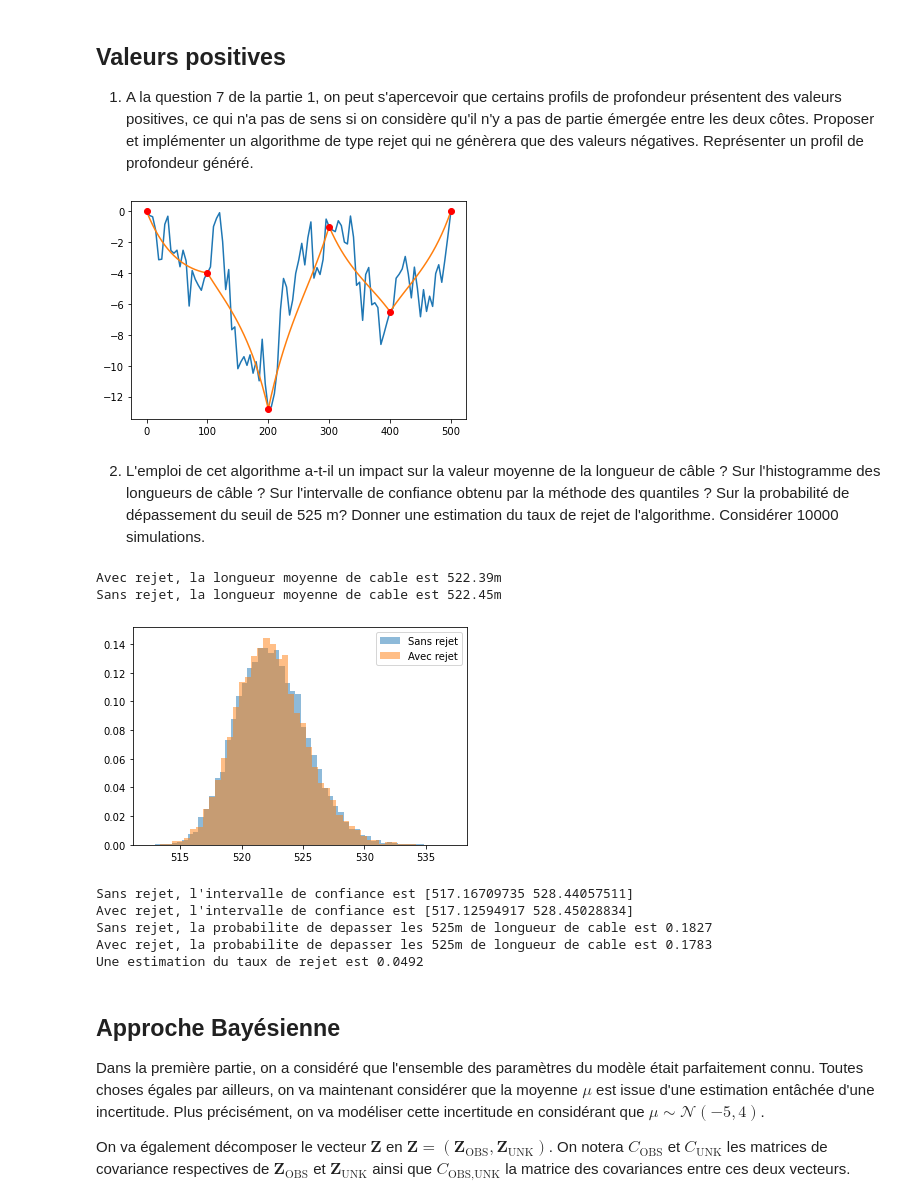
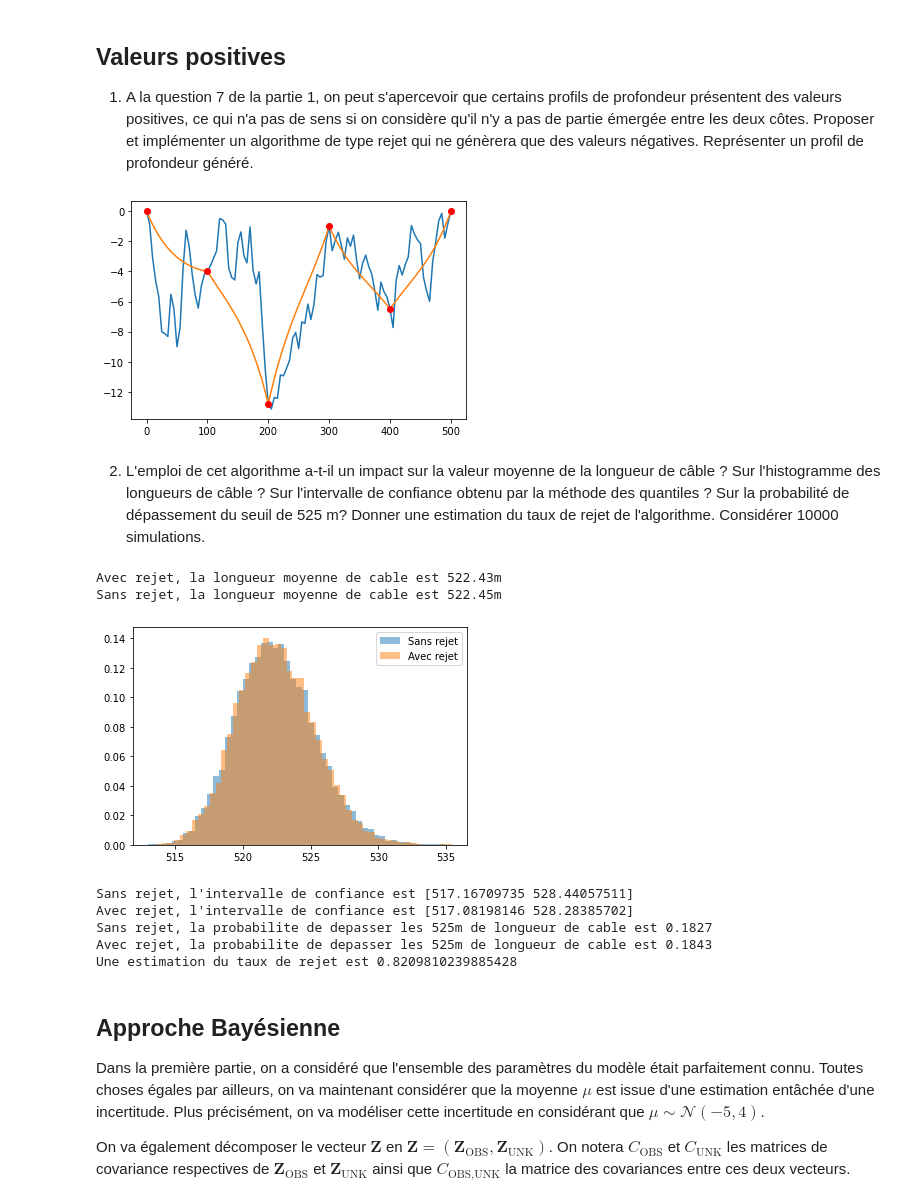
Before and after one commit to pguillot07/Devoir-Maths-Info-Probabilites, a Jupyter notebook: Projet numérique de Probabilités 2021.ipynb, the cells around one changed output. Drawn from its saved outputs; the diff is of its cells as text; code cells hidden in the pictures.

```diff
--- a/Projet numérique de Probabilités 2021.ipynb
+++ b/Projet numérique de Probabilités 2021.ipynb
@@ -283,29 +283,29 @@ Nous nous plaçons dans le même cadre que ci-dessus. Nous tenons pour acquis le
 # %%
 Cholesky = np.linalg.cholesky(SigmaCond)
 
 #methode de rejet: on veut que simu ne possede que des valeurs negatives
 x = np.random.normal(0,1,np.shape(unknown_indexes)[0])
 simu_rejet = Ec + np.matmul(Cholesky,x)
 rejet = 0
 i = 0
 
 while i < np.shape(unknown_indexes)[0]:
     while simu_rejet[i] >= 0:
         rejet += 1
         x[i] = np.random.normal(0,1,1)[0]
-        simu_rejet = Ec + np.matmul(Cholesky,x)
+        simu_rejet[i:] = Ec[i:] + np.matmul(Cholesky,x)[i:]
     i +=1
 
 
 allval3_rejet = np.zeros(N)
 allval3_rejet[unknown_indexes]=simu_rejet
 allval3_rejet[observation_indexes]=depth
 plt.plot(discretization,allval3_rejet)
 plt.plot(discretization,allval1)
 plt.plot(discretization[observation_indexes], depth, 'ro')
 plt.show()
 # %% [output]
-[figure, old version]
+[figure, new version]
 # %% [markdown]
 2. L'emploi de cet algorithme a-t-il un impact sur la valeur moyenne de la longueur de câble ? Sur l'histogramme des longueurs de câble ? Sur l'intervalle de confiance obtenu par la méthode des quantiles ? Sur la probabilité de dépassement du seuil de 525 m? Donner une estimation du taux de rejet de l'algorithme. Considérer 10000 simulations.
 # %%
@@ -347,16 +347,16 @@ for j in range(1000):
             simu_rejet[i:] = Ec[i:] + np.matmul(Cholesky,x)[i:]
         i +=1
 
-print(f"Une estimation du taux de rejet est {rejet/(1000*np.shape(unknown_indexes)[0])}")
+print(f"Une estimation du taux de rejet est {rejet/(rejet+1000)}")
 # %% [output]
-Avec rejet, la longueur moyenne de cable est 522.39m
+Avec rejet, la longueur moyenne de cable est 522.43m
 Sans rejet, la longueur moyenne de cable est 522.45m
-[figure, old version]
+[figure, new version]
 Sans rejet, l'intervalle de confiance est [517.16709735 528.44057511]
-Avec rejet, l'intervalle de confiance est [517.12594917 528.45028834]
+Avec rejet, l'intervalle de confiance est [517.08198146 528.28385702]
 Sans rejet, la probabilite de depasser les 525m de longueur de cable est 0.1827
-Avec rejet, la probabilite de depasser les 525m de longueur de cable est 0.1783
-Une estimation du taux de rejet est 0.0492
+Avec rejet, la probabilite de depasser les 525m de longueur de cable est 0.1843
+Une estimation du taux de rejet est 0.8209810239885428
 # %% [markdown]
 ## Approche Bayésienne
 
```
Also changed, not shown: parts of 1 cell of this notebook, 2 other files.
